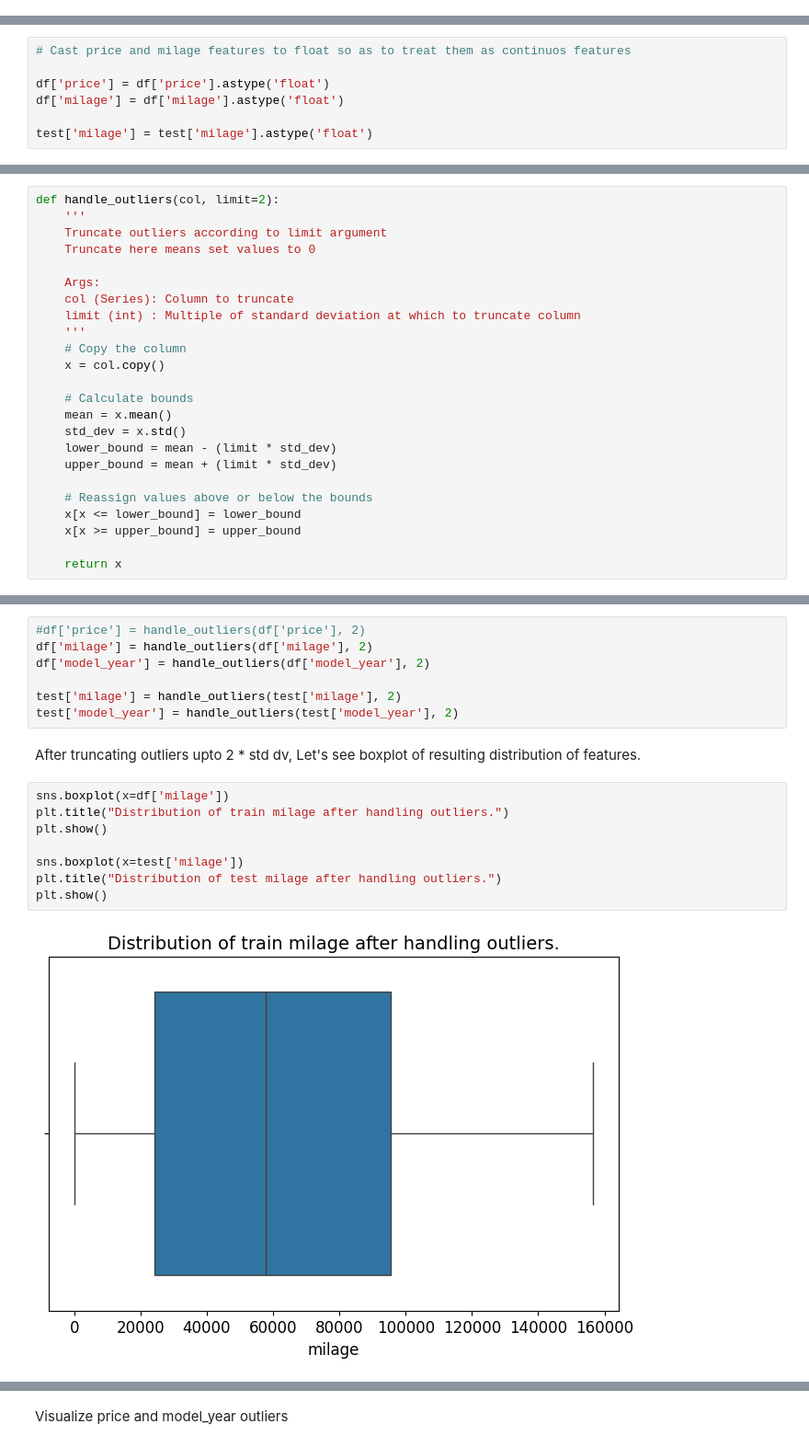
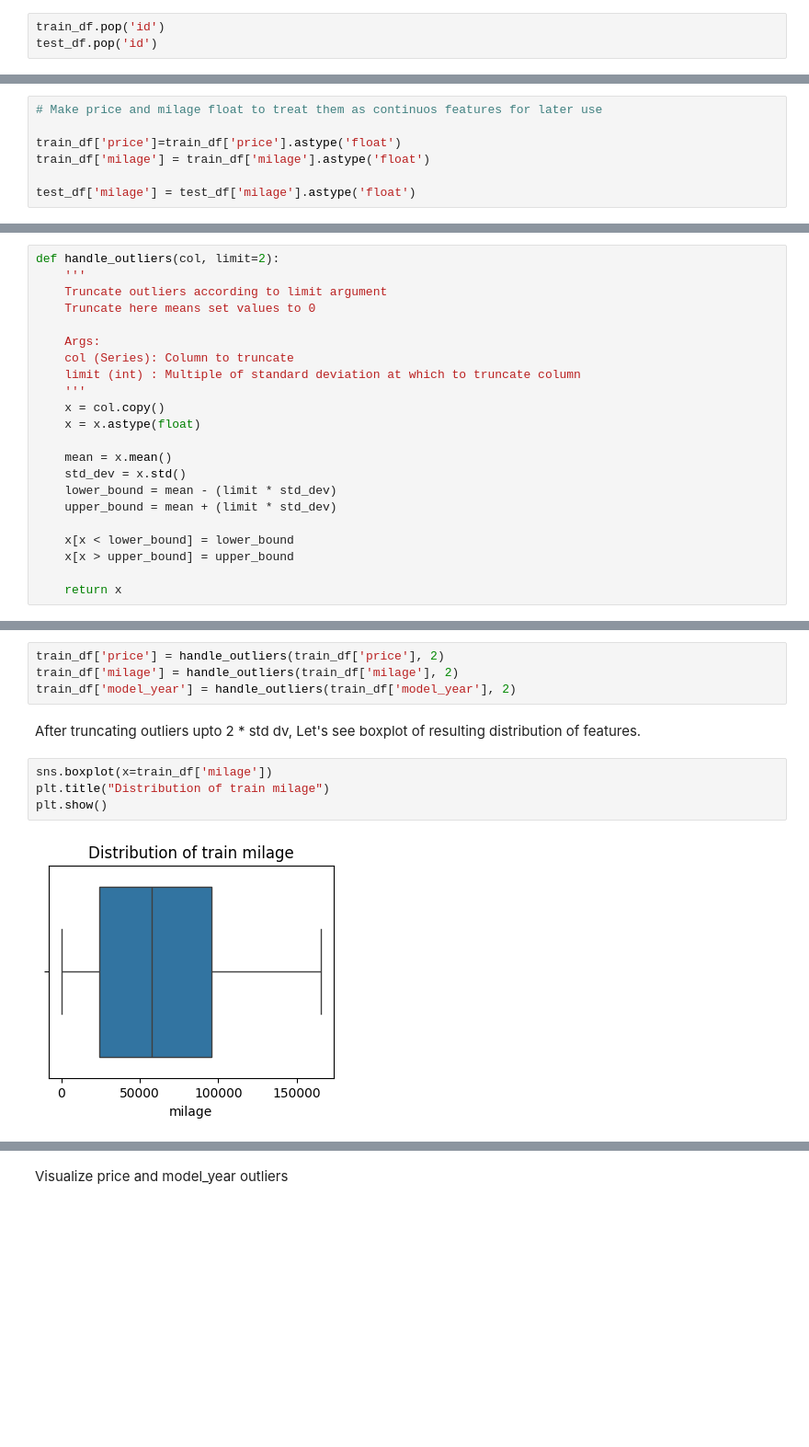
Before and after one commit to omkar-thite/used_car_regression_kaggle, a Jupyter notebook: used_car_regression.ipynb, the cells around one changed output, grey strips where cells are left out. Shown at 92% size. Saved outputs shown, nothing was run; the diff lists cells and outputs as text; blank space fills up the shorter version.

```diff
--- a/used_car_regression.ipynb
+++ b/used_car_regression.ipynb
@@ -62,0 +56,3 @@ df.head()
+# %%
+train_df.pop('id')
+test_df.pop('id')
@@ -63,7 +91,7 @@ df.head()
 # %%
-# Cast price and milage features to float so as to treat them as continuos features
+# Make price and milage float to treat them as continuos features for later use
 
-df['price'] = df['price'].astype('float')
-df['milage'] = df['milage'].astype('float')
+train_df['price']=train_df['price'].astype('float')
+train_df['milage'] = train_df['milage'].astype('float')
 
-test['milage'] = test['milage'].astype('float')
+test_df['milage'] = test_df['milage'].astype('float')
@@ -142,17 +128,15 @@ def handle_outliers(col, limit=2):
     col (Series): Column to truncate
     limit (int) : Multiple of standard deviation at which to truncate column
     '''
-    # Copy the column
     x = col.copy()
+    x = x.astype(float)
 
-    # Calculate bounds
     mean = x.mean()
     std_dev = x.std()
     lower_bound = mean - (limit * std_dev)
     upper_bound = mean + (limit * std_dev)
 
-    # Reassign values above or below the bounds
-    x[x <= lower_bound] = lower_bound
-    x[x >= upper_bound] = upper_bound
+    x[x < lower_bound] = lower_bound
+    x[x > upper_bound] = upper_bound
 
     return x
@@ -161,19 +145,12 @@ Truncate model_year, milage
 # %%
-#df['price'] = handle_outliers(df['price'], 2)
-df['milage'] = handle_outliers(df['milage'], 2)
-df['model_year'] = handle_outliers(df['model_year'], 2)
-
-test['milage'] = handle_outliers(test['milage'], 2)
-test['model_year'] = handle_outliers(test['model_year'], 2)
+train_df['price'] = handle_outliers(train_df['price'], 2)
+train_df['milage'] = handle_outliers(train_df['milage'], 2)
+train_df['model_year'] = handle_outliers(train_df['model_year'], 2)
 # %% [markdown]
 After truncating outliers upto 2 * std dv, Let's see boxplot of resulting distribution of features.
 # %%
-sns.boxplot(x=df['milage'])
-plt.title("Distribution of train milage after handling outliers.")
+sns.boxplot(x=train_df['milage'])
+plt.title("Distribution of train milage")
 plt.show()
-
-sns.boxplot(x=test['milage'])
-plt.title("Distribution of test milage after handling outliers.")
-plt.show()
 # %% [output]
-[figure, old version]
+[figure, new version]
```
Also changed, not shown: parts of 114 cells of this notebook.
